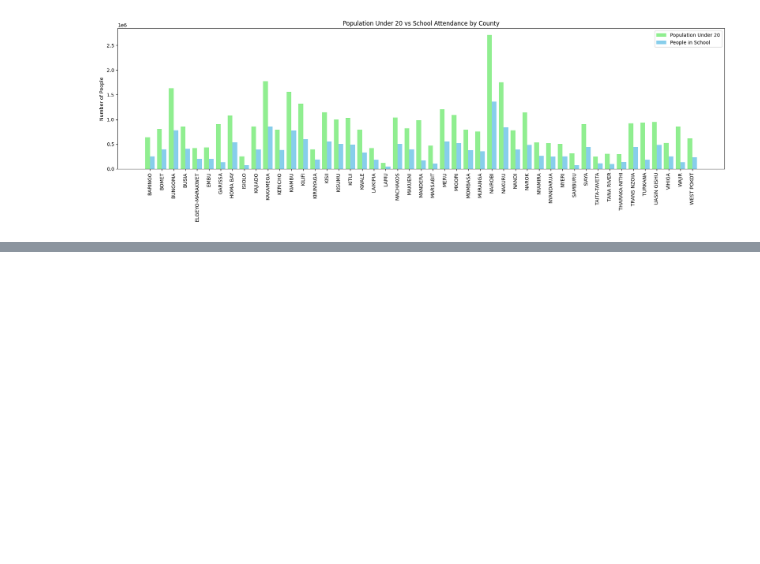
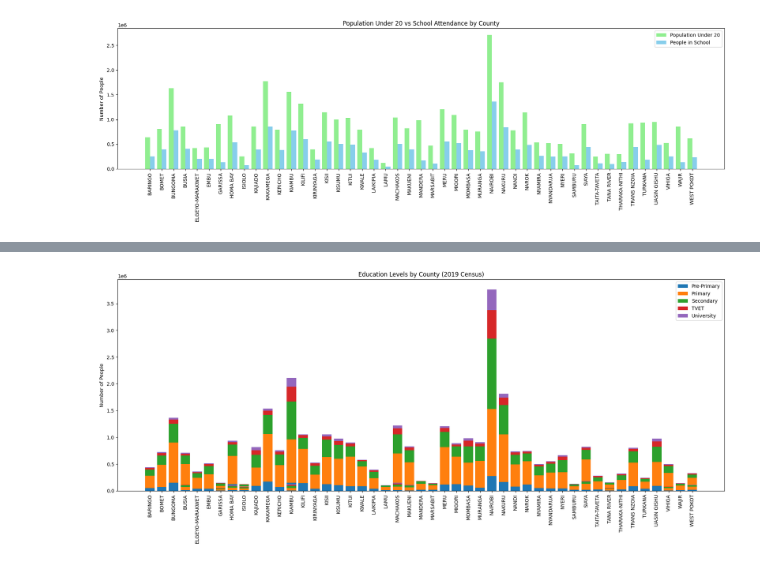
Before and after one commit to ChiriKamau/soma, a Jupyter notebook: notebooks/In_school.ipynb, the cells around one changed output, grey strips where cells are left out. Drawn from its saved outputs; the diff is of its cells as text; code cells hidden in the pictures; blank space fills up the shorter version.

Commit message:
Added level of Education

```diff
--- a/notebooks/In_school.ipynb
+++ b/notebooks/In_school.ipynb
@@ -185,0 +243,31 @@ plt.show()
+# %%
+import matplotlib.pyplot as plt
+
+# X-axis: county names
+x = county_data_edu[df_edu.columns[0]]
+
+# Plot stacked bars
+plt.figure(figsize=(18, 8))
+plt.bar(x, county_data_edu["Pre-Primary"], label="Pre-Primary")
+plt.bar(x, county_data_edu["Primary"], bottom=county_data_edu["Pre-Primary"], label="Primary")
+plt.bar(x, county_data_edu["Secondary"], bottom=county_data_edu["Pre-Primary"]+county_data_edu["Primary"], label="Secondary")
+plt.bar(
+    x, county_data_edu["Technical and Vocational Training (TVET)"],
+    bottom=county_data_edu["Pre-Primary"] + county_data_edu["Primary"] + county_data_edu["Secondary"],
+    label="TVET"
+)
+plt.bar(
+    x, county_data_edu["University"],
+    bottom=county_data_edu["Pre-Primary"] + county_data_edu["Primary"] + county_data_edu["Secondary"] + county_data_edu["Technical and Vocational Training (TVET)"],
+    label="University"
+)
+
+# Labels and layout
+plt.xticks(rotation=90)
+plt.ylabel("Number of People")
+plt.title("Education Levels by County (2019 Census)")
+plt.legend()
+plt.tight_layout()
+plt.show()
+# %% [output]
+[figure, added]
```
Also changed, not shown: parts of 2 cells of this notebook.
